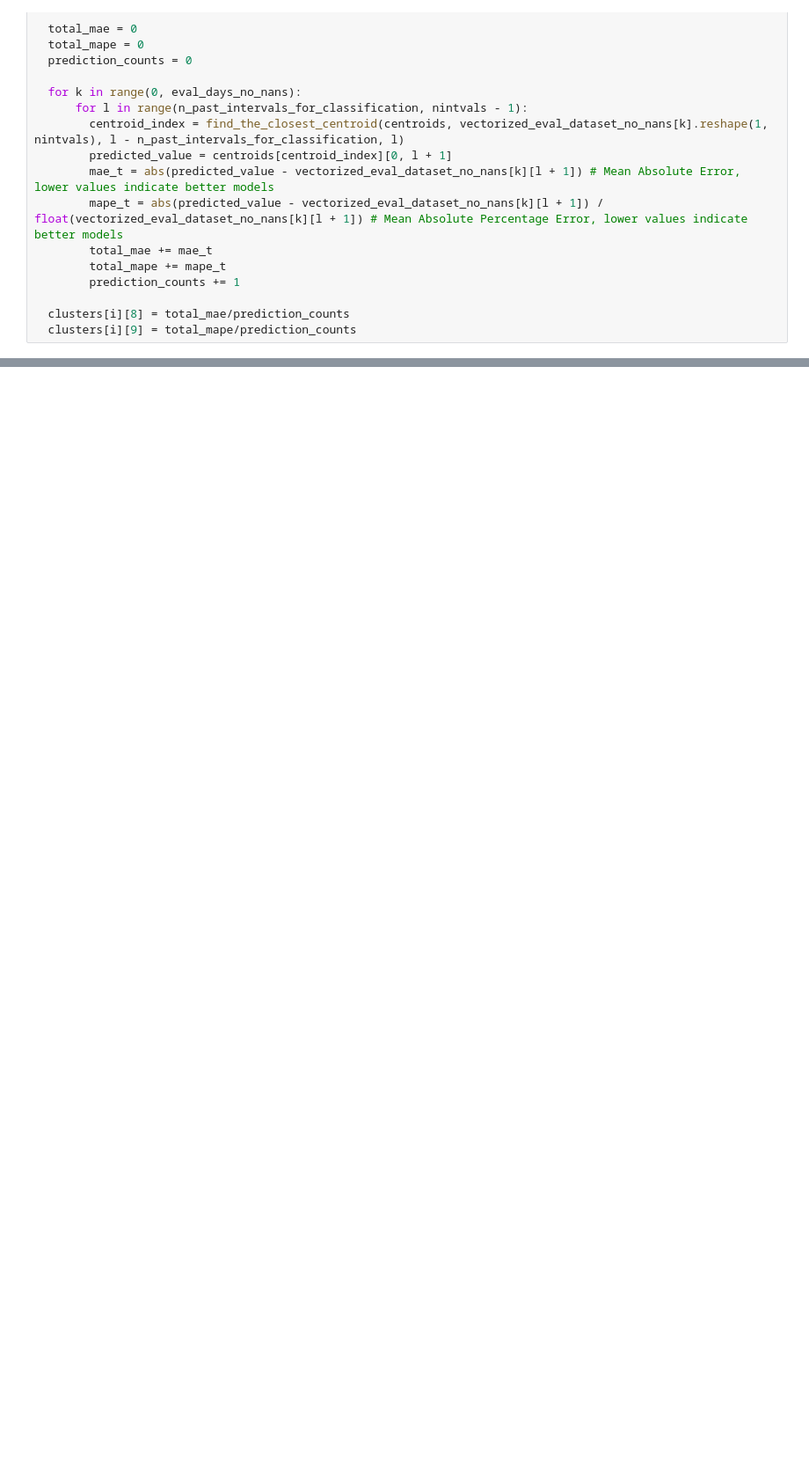
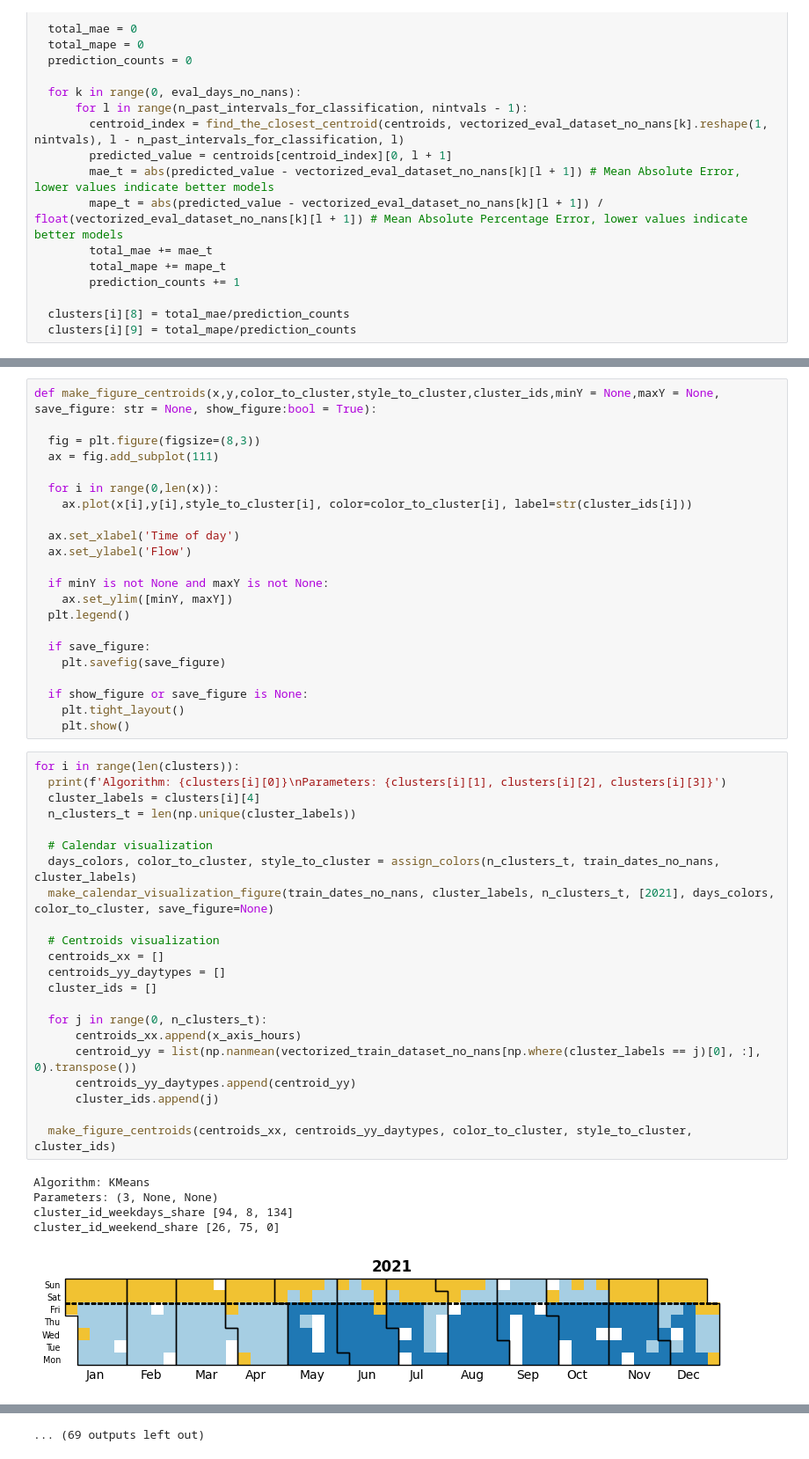
Before and after one commit to jemalmgr/AH2179, a Jupyter notebook: Hand_In_Assignment_3.ipynb, the cells around one changed output, grey strips where cells are left out. Shown at 88% size. Drawn from its saved outputs; the diff is of its cells as text; blank space fills up the shorter version.

```diff
--- a/Hand_In_Assignment_3.ipynb
+++ b/Hand_In_Assignment_3.ipynb
@@ -419,0 +582,50 @@ result_df
+# %%
+def make_figure_centroids(x,y,color_to_cluster,style_to_cluster,cluster_ids,minY = None,maxY = None, save_figure: str = None, show_figure:bool = True):
+
+  fig = plt.figure(figsize=(8,3))
+  ax = fig.add_subplot(111)
+
+  for i in range(0,len(x)):
+    ax.plot(x[i],y[i],style_to_cluster[i], color=color_to_cluster[i], label=str(cluster_ids[i]))
+
+  ax.set_xlabel('Time of day')
+  ax.set_ylabel('Flow')
+
+  if minY is not None and maxY is not None:
+    ax.set_ylim([minY, maxY])
+  plt.legend()
+
+  if save_figure:
+    plt.savefig(save_figure)
+
+  if show_figure or save_figure is None:
+    plt.tight_layout()
+    plt.show()
+# %%
+for i in range(len(clusters)):
+  print(f'Algorithm: {clusters[i][0]}\nParameters: {clusters[i][1], clusters[i][2], clusters[i][3]}')
+  cluster_labels = clusters[i][4]
+  n_clusters_t = len(np.unique(cluster_labels))
+
+  # Calendar visualization
+  days_colors, color_to_cluster, style_to_cluster = assign_colors(n_clusters_t, train_dates_no_nans, cluster_labels)
+  make_calendar_visualization_figure(train_dates_no_nans, cluster_labels, n_clusters_t, [2021], days_colors, color_to_cluster, save_figure=None)
+
+  # Centroids visualization
+  centroids_xx = []
+  centroids_yy_daytypes = []
+  cluster_ids = []
+
+  for j in range(0, n_clusters_t):
+      centroids_xx.append(x_axis_hours)
+      centroid_yy = list(np.nanmean(vectorized_train_dataset_no_nans[np.where(cluster_labels == j)[0], :], 0).transpose())
+      centroids_yy_daytypes.append(centroid_yy)
+      cluster_ids.append(j)
+
+  make_figure_centroids(centroids_xx, centroids_yy_daytypes, color_to_cluster, style_to_cluster, cluster_ids)
+# %% [output]
+Algorithm: KMeans
+Parameters: (3, None, None)
+cluster_id_weekdays_share [94, 8, 134]
+cluster_id_weekend_share [26, 75, 0]
+[figure, added]
@@ -419,0 +651 @@ result_df
+... (69 outputs left out)
```
Also changed, not shown: parts of 8 cells of this notebook.
